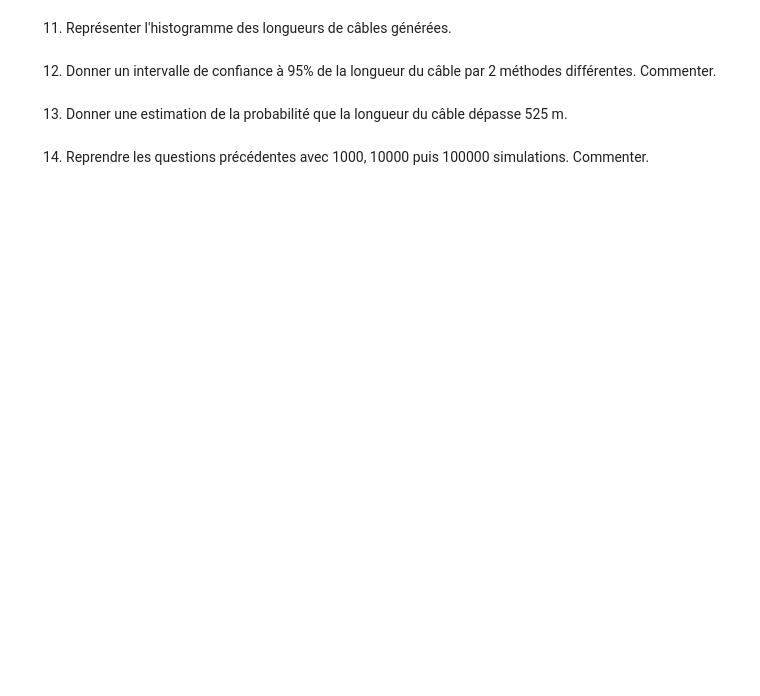
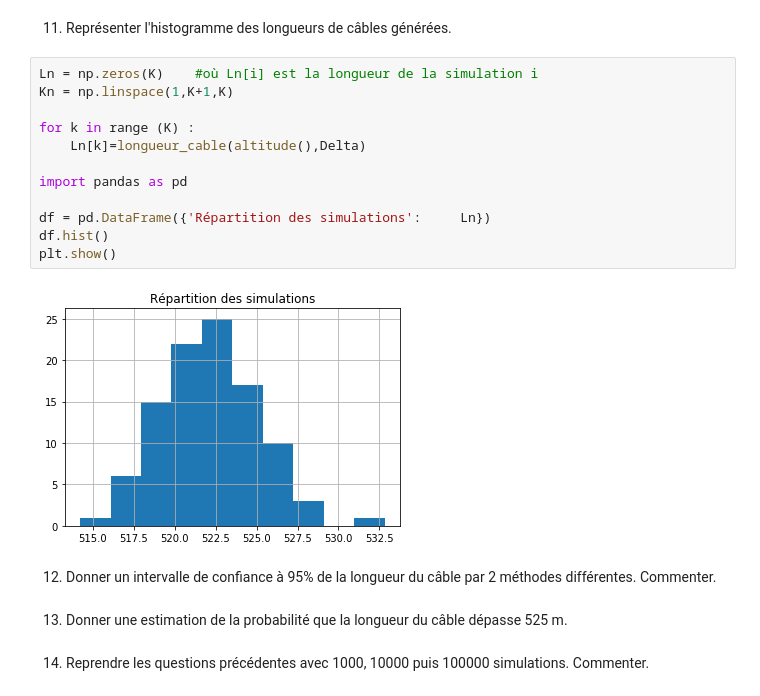
Before and after one commit to BenjaminPiet/Projet_proba, a Jupyter notebook: Projet_numerique_de_Probabilités.ipynb, the cells around one changed output. Drawn from its saved outputs; the diff is of its cells as text; blank space fills up the shorter version.

```diff
--- a/Projet_numerique_de_Probabilités.ipynb
+++ b/Projet_numerique_de_Probabilités.ipynb
@@ -344,5 +371,19 @@ la différence entre la longueur estimée et celle donnée par l'esperance condi
 # %% [markdown]
 11. Représenter l'histogramme des longueurs de câbles générées.
+# %%
+Ln = np.zeros(K)    #où Ln[i] est la longueur de la simulation i
+Kn = np.linspace(1,K+1,K)
+
+for k in range (K) :
+    Ln[k]=longueur_cable(altitude(),Delta)
+
+import pandas as pd
+
+df = pd.DataFrame({'Répartition des simulations':     Ln})
+df.hist()
+plt.show()
+# %% [output]
+[figure, added]
 # %% [markdown]
 12. Donner un intervalle de confiance à 95% de la longueur du câble par 2 méthodes différentes. Commenter.
 # %% [markdown]
```
Also changed, not shown: parts of 5 cells of this notebook.
